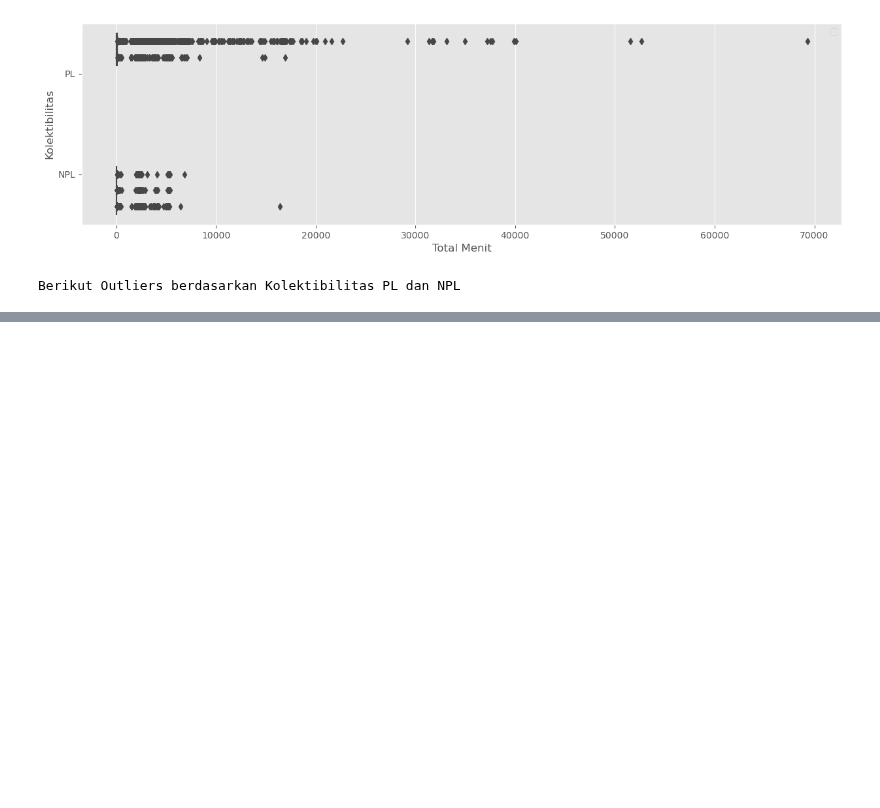
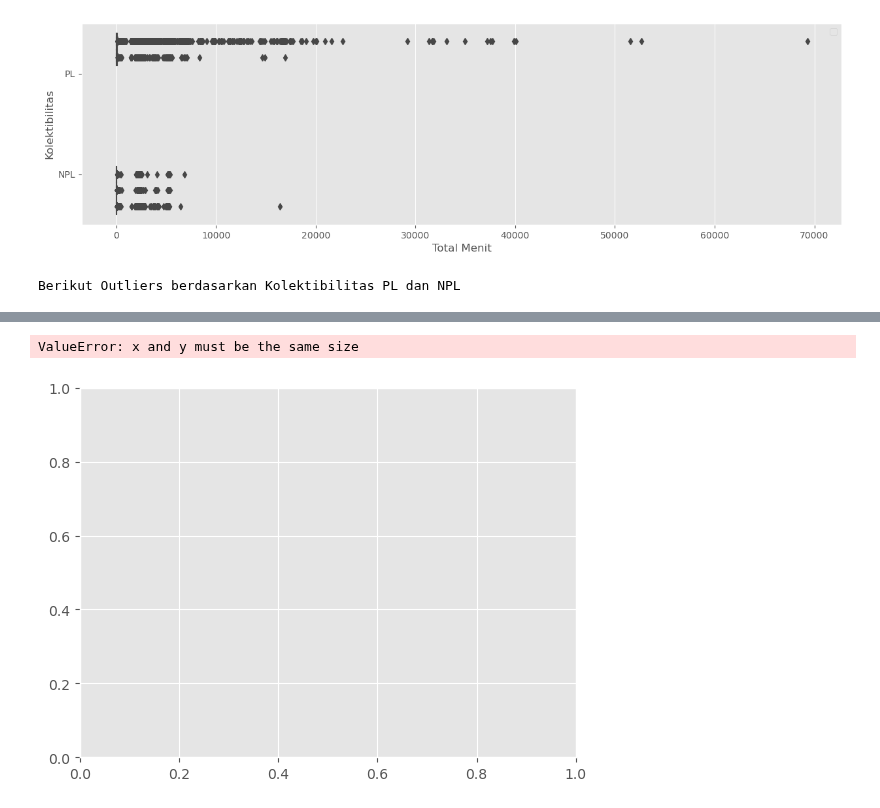
Before and after one commit to Ajhie1987/Python_Train, a Jupyter notebook: Analis_vs_Kolek.ipynb, the cells around one changed output, grey strips where cells are left out. Drawn from its saved outputs; the diff is of its cells as text; code cells hidden in the pictures; blank space fills up the shorter version.

```diff
--- a/Analis_vs_Kolek.ipynb
+++ b/Analis_vs_Kolek.ipynb
@@ -100,0 +104,5 @@ df
+# %%
+plt.scatter(np.array(data_pl['TOTAL']), np.array(data_npl['TOTAL']))
+# %% [output]
+ValueError: x and y must be the same size
+[figure, added]
```
Also changed, not shown: parts of 6 cells of this notebook, 1 other file.
